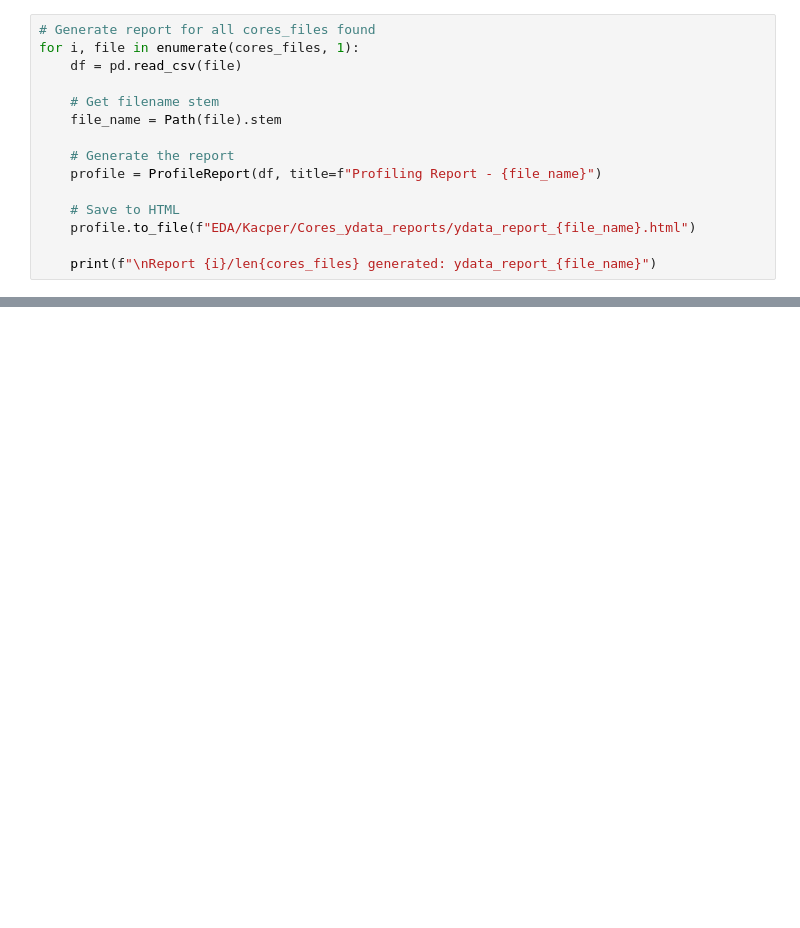
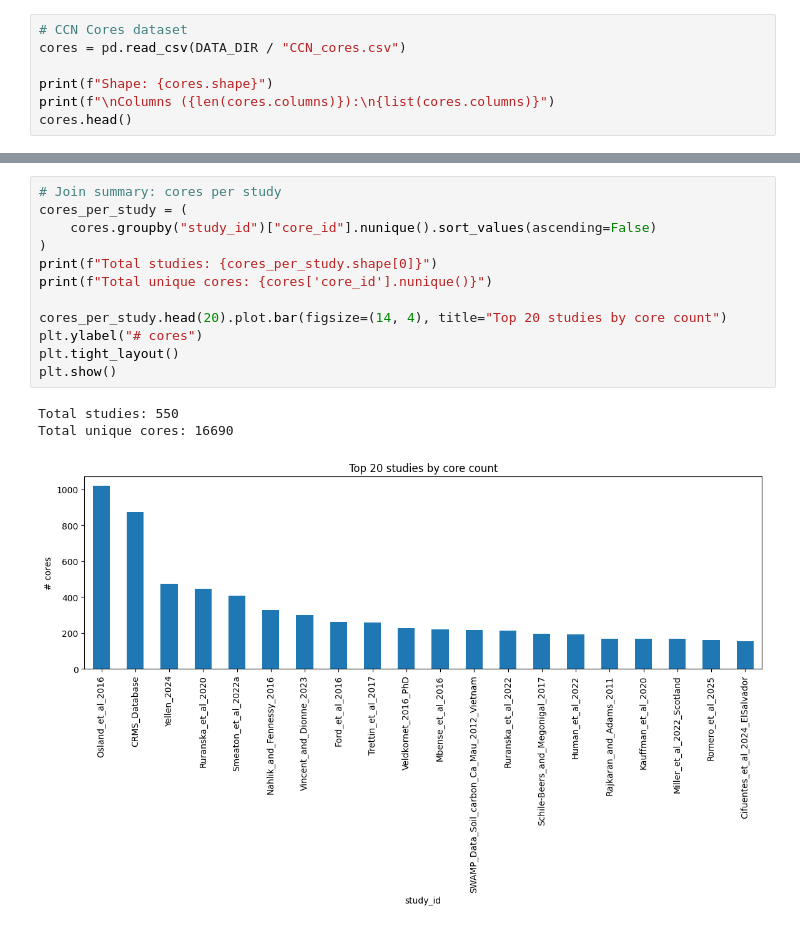
Before and after one commit to kaclewtak/CCN-Data-Library, a Jupyter notebook: EDA/exploration.ipynb, the cells around one changed output, grey strips where cells are left out. Cells and saved outputs as stored; diff of their text form; blank space fills up the shorter version.

```diff
--- a/EDA/exploration.ipynb
+++ b/EDA/exploration.ipynb
@@ -21,15 +26,7 @@ print(f"\nTotal: {len(cores_files)} files")
 # %%
-# Generate report for all cores_files found
-for i, file in enumerate(cores_files, 1):
-    df = pd.read_csv(file)
+# CCN Cores dataset
+cores = pd.read_csv(DATA_DIR / "CCN_cores.csv")
 
-    # Get filename stem
-    file_name = Path(file).stem
-
-    # Generate the report
-    profile = ProfileReport(df, title=f"Profiling Report - {file_name}")
-
-    # Save to HTML
-    profile.to_file(f"EDA/Kacper/Cores_ydata_reports/ydata_report_{file_name}.html")
-
-    print(f"\nReport {i}/len{cores_files} generated: ydata_report_{file_name}")
+print(f"Shape: {cores.shape}")
+print(f"\nColumns ({len(cores.columns)}):\n{list(cores.columns)}")
+cores.head()
@@ -54,0 +149,16 @@ report.show_html("EDA/Kacper/data_quality_report.html")
+# %%
+# Join summary: cores per study
+cores_per_study = (
+    cores.groupby("study_id")["core_id"].nunique().sort_values(ascending=False)
+)
+print(f"Total studies: {cores_per_study.shape[0]}")
+print(f"Total unique cores: {cores['core_id'].nunique()}")
+
+cores_per_study.head(20).plot.bar(figsize=(14, 4), title="Top 20 studies by core count")
+plt.ylabel("# cores")
+plt.tight_layout()
+plt.show()
+# %% [output]
+Total studies: 550
+Total unique cores: 16690
+[figure, added]
```
Also changed, not shown: parts of 11 cells of this notebook, 1 other file.
